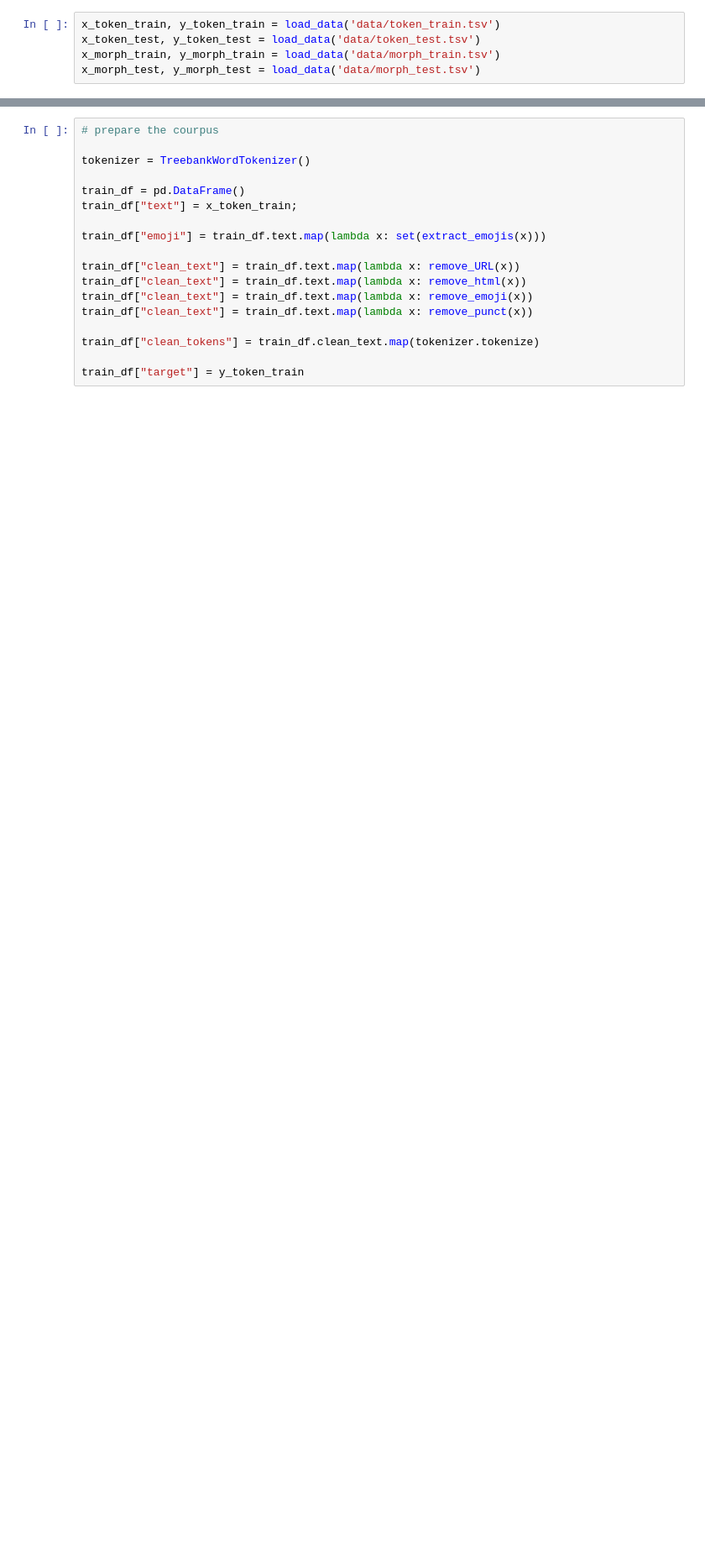
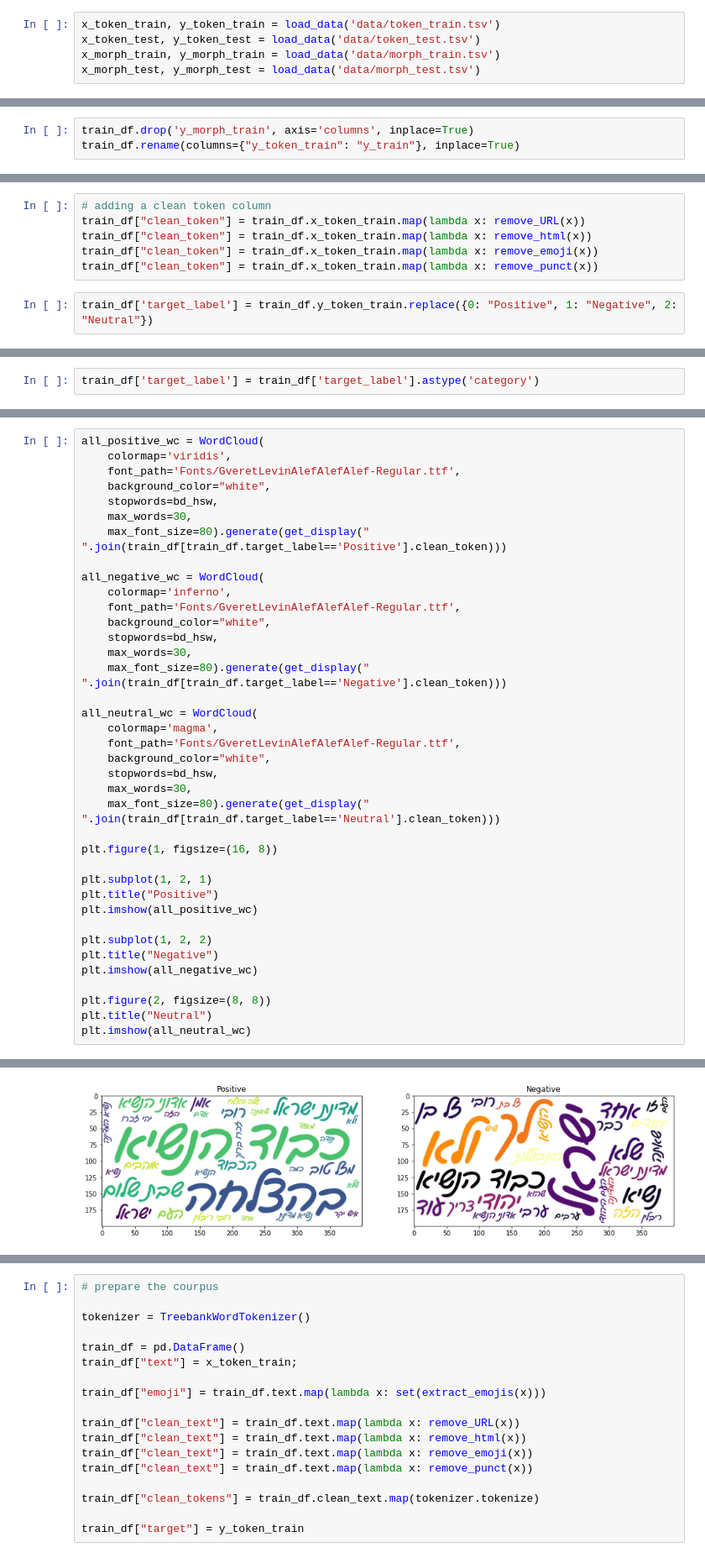
Before and after one commit to wzeyal/DataScience, a Jupyter notebook: DS_Training/NLP/Sentiment_Analysis.ipynb, the cells around one changed output, grey strips where cells are left out. Shown at 84% size. Saved outputs shown, nothing was run; the diff lists cells and outputs as text; blank space fills up the shorter version.

```diff
--- a/DS_Training/NLP/Sentiment_Analysis.ipynb
+++ b/DS_Training/NLP/Sentiment_Analysis.ipynb
@@ -283,0 +170,3 @@ Which repesent the sentiment:
+# %%
+train_df.drop('y_morph_train', axis='columns', inplace=True)
+train_df.rename(columns={"y_token_train": "y_train"}, inplace=True)
@@ -283,0 +199,8 @@ Which repesent the sentiment:
+# %%
+# adding a clean token column
+train_df["clean_token"] = train_df.x_token_train.map(lambda x: remove_URL(x))
+train_df["clean_token"] = train_df.x_token_train.map(lambda x: remove_html(x))
+train_df["clean_token"] = train_df.x_token_train.map(lambda x: remove_emoji(x))
+train_df["clean_token"] = train_df.x_token_train.map(lambda x: remove_punct(x))
+# %%
+train_df['target_label'] = train_df.y_token_train.replace({0: "Positive", 1: "Negative", 2: "Neutral"})
@@ -283,0 +216,2 @@ Which repesent the sentiment:
+# %%
+train_df['target_label'] = train_df['target_label'].astype('category')
@@ -287,0 +235,39 @@ with open('hebrew_stop_words.json', 'r') as f:
+# %%
+all_positive_wc = WordCloud(
+    colormap='viridis',
+    font_path='Fonts/GveretLevinAlefAlefAlef-Regular.ttf',
+    background_color="white",
+    stopwords=bd_hsw,
+    max_words=30,
+    max_font_size=80).generate(get_display(" ".join(train_df[train_df.target_label=='Positive'].clean_token)))
+
+all_negative_wc = WordCloud(
+    colormap='inferno',
+    font_path='Fonts/GveretLevinAlefAlefAlef-Regular.ttf',
+    background_color="white",
+    stopwords=bd_hsw,
+    max_words=30,
+    max_font_size=80).generate(get_display(" ".join(train_df[train_df.target_label=='Negative'].clean_token)))
+
+all_neutral_wc = WordCloud(
+    colormap='magma',
+    font_path='Fonts/GveretLevinAlefAlefAlef-Regular.ttf',
+    background_color="white",
+    stopwords=bd_hsw,
+    max_words=30,
+    max_font_size=80).generate(get_display(" ".join(train_df[train_df.target_label=='Neutral'].clean_token)))
+
+plt.figure(1, figsize=(16, 8))
+
+plt.subplot(1, 2, 1)
+plt.title("Positive")
+plt.imshow(all_positive_wc)
+
+plt.subplot(1, 2, 2)
+plt.title("Negative")
+plt.imshow(all_negative_wc)
+
+plt.figure(2, figsize=(8, 8))
+plt.title("Neutral")
+plt.imshow(all_neutral_wc)
+# %% [output]
@@ -287,0 +275 @@ with open('hebrew_stop_words.json', 'r') as f:
+[figure, added]
```
Also changed, not shown: parts of 67 cells of this notebook, 2 other files.
